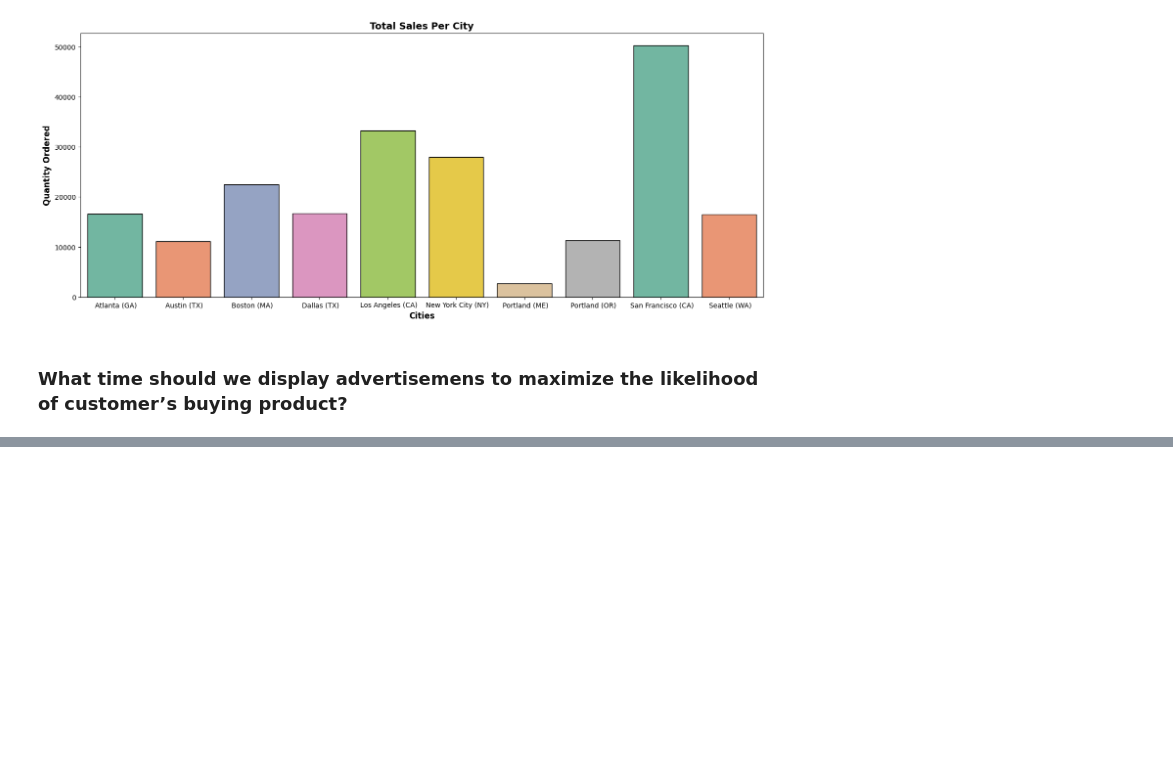
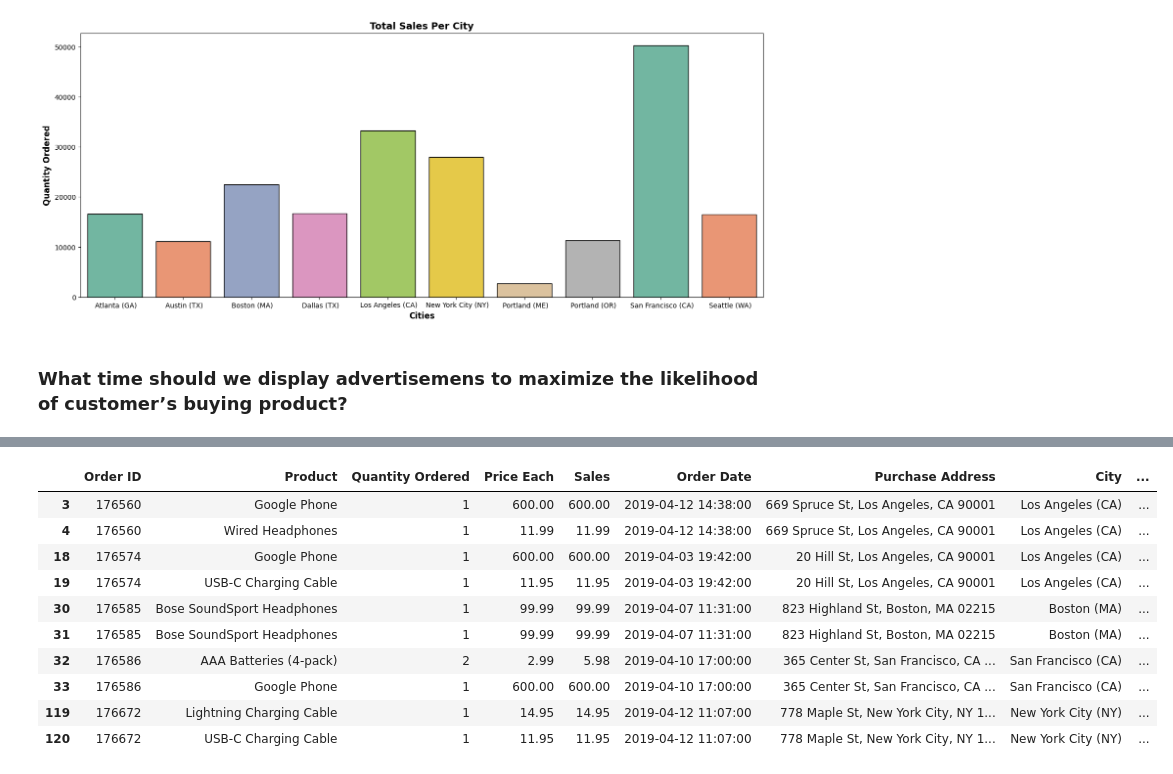
Before and after one commit to TanjiEvan/Python, a Jupyter notebook: Real-World Data Science Problems/Sales_Analysis.ipynb, the cells around one changed output, grey strips where cells are left out. Cells and saved outputs as stored; diff of their text form; code cells hidden in the pictures; blank space fills up the shorter version.

```diff
--- a/Real-World Data Science Problems/Sales_Analysis.ipynb
+++ b/Real-World Data Science Problems/Sales_Analysis.ipynb
@@ -412,0 +547,16 @@ Passing `palette` without assigning `hue` is deprecated and will be removed in v
+# %%
+duplicate_order_id = all_data[all_data["Order ID"].duplicated(keep=False)]
+
+duplicate_order_id.head(10)
+# %% [output]
+|  | Order ID | Product | Quantity Ordered | Price Each | Sales | Order Date | Purchase Address | City | ... |
+| 3 | 176560 | Google Phone | 1 | 600.00 | 600.00 | 2019-04-12 14:38:00 | 669 Spruce St, Los Angeles, CA 90001 | Los Angeles (CA) | ... |
+| 4 | 176560 | Wired Headphones | 1 | 11.99 | 11.99 | 2019-04-12 14:38:00 | 669 Spruce St, Los Angeles, CA 90001 | Los Angeles (CA) | ... |
+| 18 | 176574 | Google Phone | 1 | 600.00 | 600.00 | 2019-04-03 19:42:00 | 20 Hill St, Los Angeles, CA 90001 | Los Angeles (CA) | ... |
+| 19 | 176574 | USB-C Charging Cable | 1 | 11.95 | 11.95 | 2019-04-03 19:42:00 | 20 Hill St, Los Angeles, CA 90001 | Los Angeles (CA) | ... |
+| 30 | 176585 | Bose SoundSport Headphones | 1 | 99.99 | 99.99 | 2019-04-07 11:31:00 | 823 Highland St, Boston, MA 02215 | Boston (MA) | ... |
+| 31 | 176585 | Bose SoundSport Headphones | 1 | 99.99 | 99.99 | 2019-04-07 11:31:00 | 823 Highland St, Boston, MA 02215 | Boston (MA) | ... |
+| 32 | 176586 | AAA Batteries (4-pack) | 2 | 2.99 | 5.98 | 2019-04-10 17:00:00 | 365 Center St, San Francisco, CA ... | San Francisco (CA) | ... |
+| 33 | 176586 | Google Phone | 1 | 600.00 | 600.00 | 2019-04-10 17:00:00 | 365 Center St, San Francisco, CA ... | San Francisco (CA) | ... |
+| 119 | 176672 | Lightning Charging Cable | 1 | 14.95 | 14.95 | 2019-04-12 11:07:00 | 778 Maple St, New York City, NY 1... | New York City (NY) | ... |
+| 120 | 176672 | USB-C Charging Cable | 1 | 11.95 | 11.95 | 2019-04-12 11:07:00 | 778 Maple St, New York City, NY 1... | New York City (NY) | ... |
```
Also changed, not shown: parts of 18 cells of this notebook.
